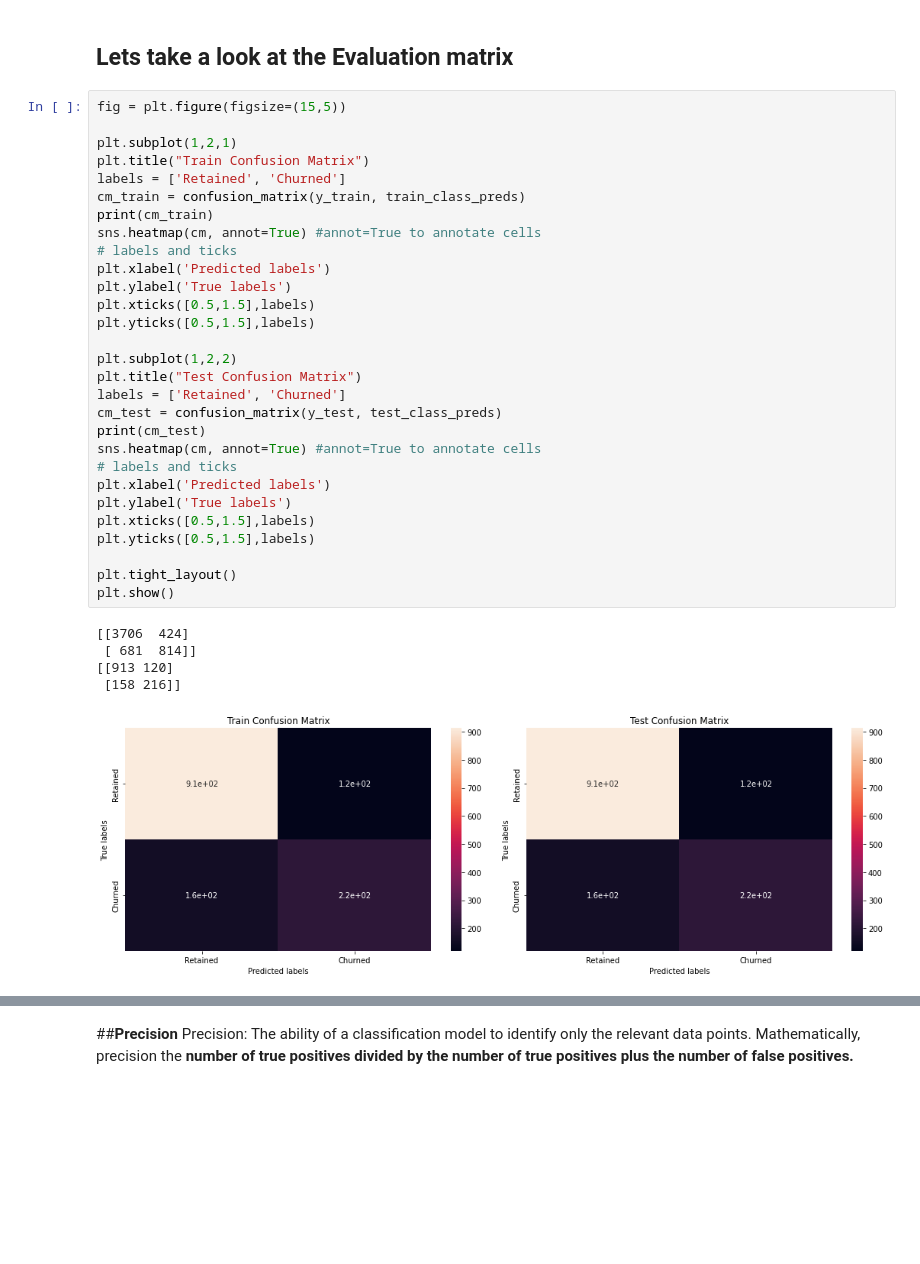
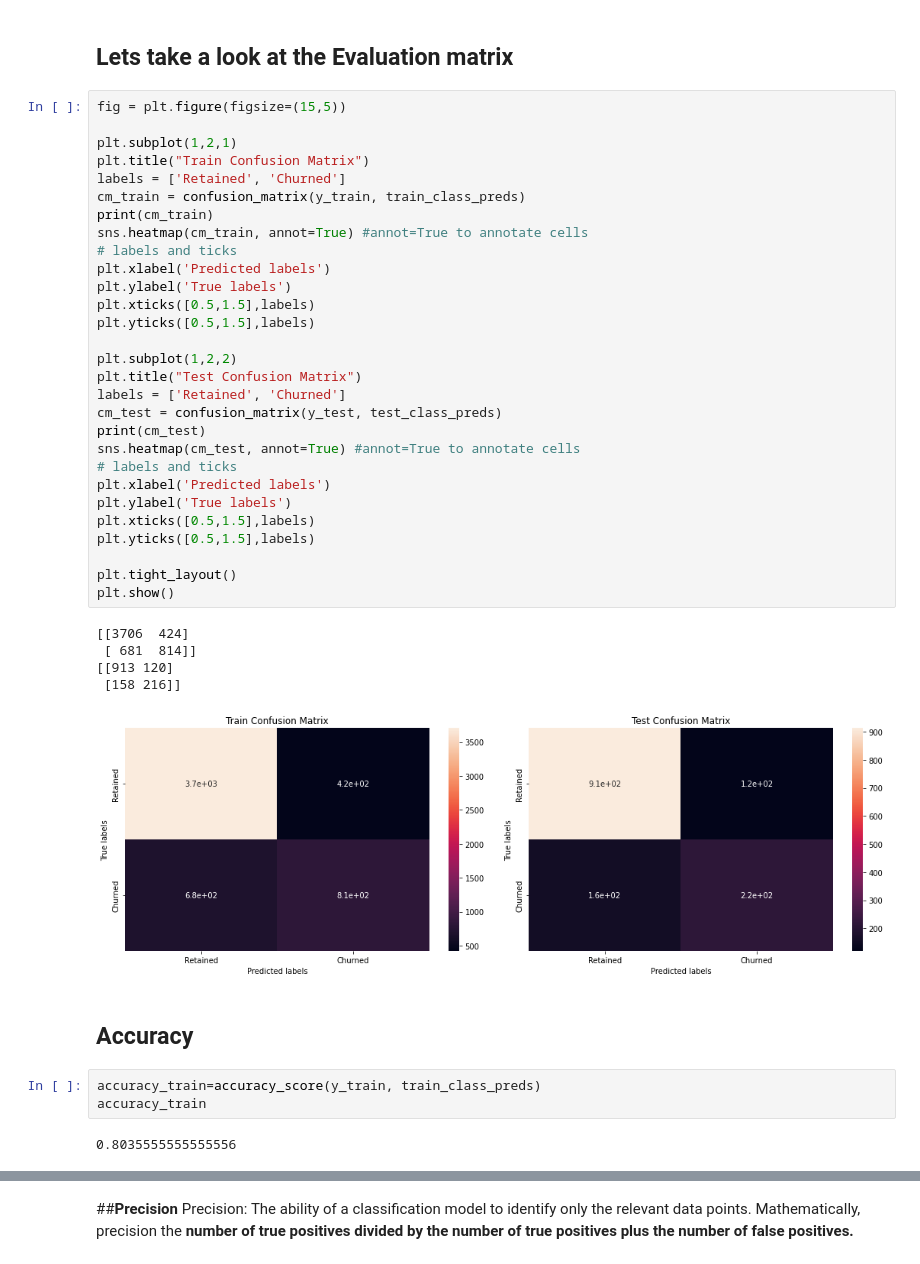
Before and after one commit to Rahul2661998/Churn-Analysis-Teleco-Customer-Dataset, a Jupyter notebook: Assignment_Logistic_Regression.ipynb, the cells around one changed output, grey strips where cells are left out. Cells and saved outputs as stored; diff of their text form; blank space fills up the shorter version.

```diff
--- a/Assignment_Logistic_Regression.ipynb
+++ b/Assignment_Logistic_Regression.ipynb
@@ -335,33 +346,40 @@ fig = plt.figure(figsize=(15,5))
 
 plt.subplot(1,2,1)
 plt.title("Train Confusion Matrix")
 labels = ['Retained', 'Churned']
 cm_train = confusion_matrix(y_train, train_class_preds)
 print(cm_train)
-sns.heatmap(cm, annot=True) #annot=True to annotate cells
+sns.heatmap(cm_train, annot=True) #annot=True to annotate cells
 # labels and ticks
 plt.xlabel('Predicted labels')
 plt.ylabel('True labels')
 plt.xticks([0.5,1.5],labels)
 plt.yticks([0.5,1.5],labels)
 
 plt.subplot(1,2,2)
 plt.title("Test Confusion Matrix")
 labels = ['Retained', 'Churned']
 cm_test = confusion_matrix(y_test, test_class_preds)
 print(cm_test)
-sns.heatmap(cm, annot=True) #annot=True to annotate cells
+sns.heatmap(cm_test, annot=True) #annot=True to annotate cells
 # labels and ticks
 plt.xlabel('Predicted labels')
 plt.ylabel('True labels')
 plt.xticks([0.5,1.5],labels)
 plt.yticks([0.5,1.5],labels)
 
 plt.tight_layout()
 plt.show()
 # %% [output]
 [[3706  424]
  [ 681  814]]
 [[913 120]
  [158 216]]
-[figure, old version]
+[figure, new version]
+# %% [markdown]
+## **Accuracy**
+# %%
+accuracy_train=accuracy_score(y_train, train_class_preds)
+accuracy_train
+# %% [output]
+0.8035555555555556
```
Also changed, not shown: parts of 22 cells of this notebook.
